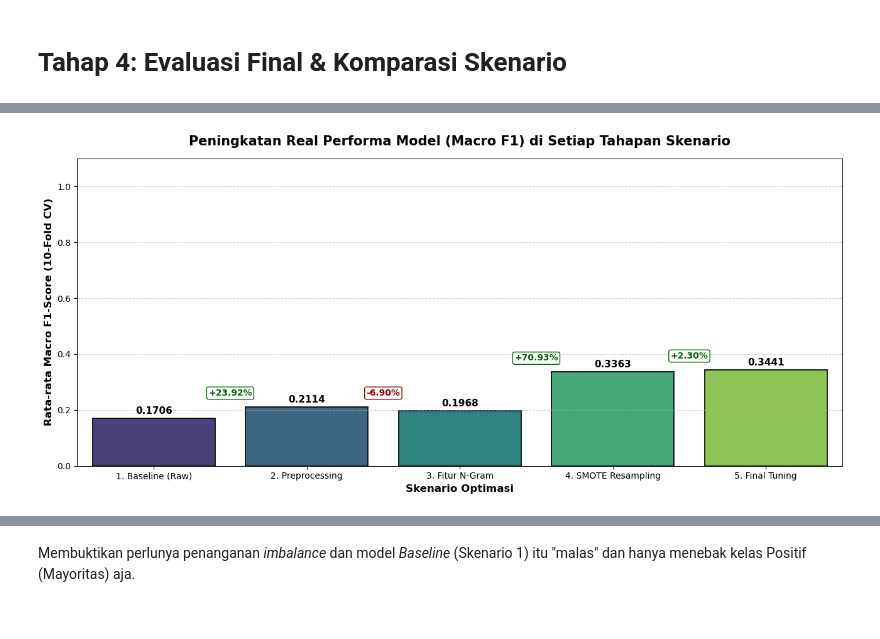
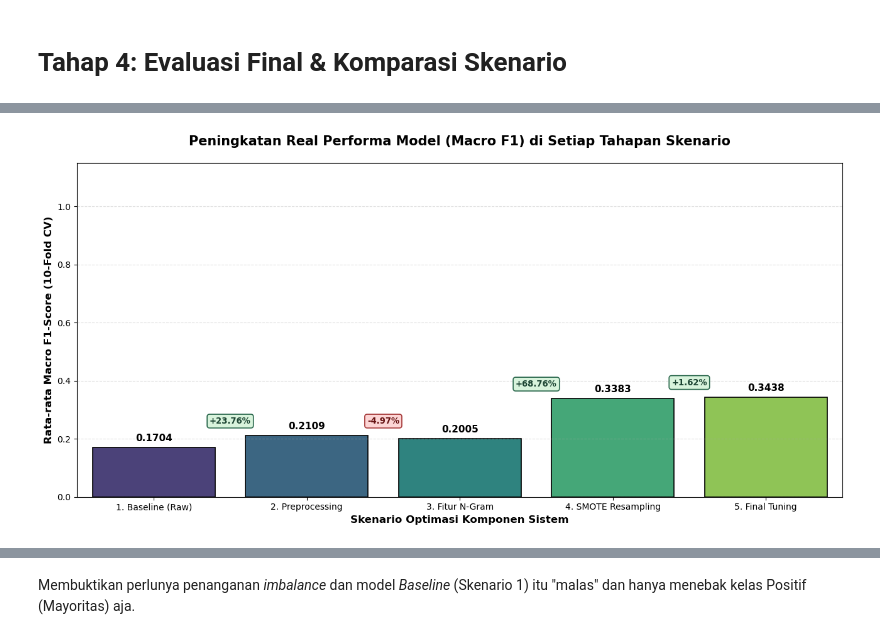
Before and after one commit to erlangga-g/NB_AnalisiSentimen, a Jupyter notebook: NB_SentimentAnalysis_Skripsi_2.ipynb, the cells around one changed output, grey strips where cells are left out. Cells and saved outputs as stored; diff of their text form; code cells hidden in the pictures.

```diff
--- a/NB_SentimentAnalysis_Skripsi_2.ipynb
+++ b/NB_SentimentAnalysis_Skripsi_2.ipynb
@@ -643,9 +725,10 @@ print(f"Jumlah sampel awal: {initial_len}")
 df_sample['text_clean_WITH_slang'] = df_sample['text_clean_WITH_slang'].replace('', np.nan)
 df_sample['text_clean_NO_slang'] = df_sample['text_clean_NO_slang'].replace('', np.nan)
 df_sample['text_clean_KAGGLE_slang'] = df_sample['text_clean_KAGGLE_slang'].replace('', np.nan)
+df_sample['text_clean_HYBRID_slang'] = df_sample['text_clean_HYBRID_slang'].replace('', np.nan)
 
 # Menghapus baris yang kosong di SALAH SATU atau KEDUA kolom
-df_sample = df_sample.dropna(subset=['text_clean_WITH_slang', 'text_clean_NO_slang', 'text_clean_KAGGLE_slang'])
+df_sample = df_sample.dropna(subset=['text_clean_WITH_slang', 'text_clean_NO_slang', 'text_clean_KAGGLE_slang', 'text_clean_HYBRID_slang'])
 df_sample = df_sample.reset_index(drop=True)
 
 print(f"Jumlah sampel valid: {len(df_sample)}")
@@ -704,20 +787,24 @@ def remove_stopwords(text):
 # --- 2.11 Eksekusi Filtering pada Dataset (3 Pipeline) ---
 
 print(f"Memulai proses tokenisasi & filtering VARIAN 1 (WITH slang)...")
-df_sample['tokens_WITH_slang'] = df_sample['text_clean_WITH_slang'].apply(remove_stopwords)
+df_sample['tokens_WITH_slang'] = df_sample['text_clean_WITH_slang'].apply(lambda x: str(x).split())
 
 print(f"Memulai proses tokenisasi & filtering VARIAN 2 (NO slang)...")
-df_sample['tokens_NO_slang'] = df_sample['text_clean_NO_slang'].apply(remove_stopwords)
+df_sample['tokens_NO_slang'] = df_sample['text_clean_NO_slang'].apply(lambda x: str(x).split())
 
 print(f"Memulai proses tokenisasi & filtering VARIAN 3 (KAGGLE slang)...")
-df_sample['tokens_KAGGLE_slang'] = df_sample['text_clean_KAGGLE_slang'].apply(remove_stopwords)
+df_sample['tokens_KAGGLE_slang'] = df_sample['text_clean_KAGGLE_slang'].apply(lambda x: str(x).split())
+
+print(f"Memulai proses tokenisasi & filtering VARIAN 4 (HYBRID slang)...")
+df_sample['tokens_HYBRID_slang'] = df_sample['text_clean_HYBRID_slang'].apply(lambda x: str(x).split())
 
 print(f"\nProses tokenisasi selesai.  Total Stopwords: {len(stop_words)} kata")
 
 print("\n=== VERIFIKASI HASIL TOKENISASI & STOPWORD REMOVAL ===")
 display(df_sample[['text_clean_WITH_slang', 'tokens_WITH_slang',
                    'text_clean_NO_slang', 'tokens_NO_slang',
-                   'text_clean_KAGGLE_slang', 'tokens_KAGGLE_slang']].head(3))
+                   'text_clean_KAGGLE_slang', 'tokens_KAGGLE_slang',
+                   'text_clean_HYBRID_slang', 'tokens_HYBRID_slang']].head(3))
 # %% [output]
 Memulai proses tokenisasi & filtering VARIAN 1 (WITH slang)...
 Memulai proses tokenisasi & filtering VARIAN 2 (NO slang)...
@@ -960,6 +1095,7 @@ ablation_files = {
     "Varian 1: WITH Slang (Kamus Kustom)": 'data_WITH_slang_normalization.csv',
     "Varian 2: WITHOUT Slang": 'data_NO_slang_normalization.csv',
     "Varian 3: WITH Slang (Kamus Kaggle)": 'data_KAGGLE_slang_normalization.csv',
+    "Varian 4: WITH Slang (Kamus Hybrid)": 'data_HYBRID_slang_normalization.csv',
 }
 
 # Dictionary untuk menyimpan X dan y dari masing-masing varian
@@ -974,6 +1110,10 @@ data_ablasi = {
     },
     'Varian 3: WITH Slang (Kamus Kaggle)': {
         'X': df_sample['text_clean_KAGGLE_slang'],
+        'y': y_best_rating
+    },
+    'Varian 4: WITH Slang (Kamus Hybrid)': {
+        'X': df_sample['text_clean_HYBRID_slang'],
         'y': y_best_rating
     }
 }
@@ -1374,17 +1593,16 @@ Skor Validasi (Macro F1)  : 0.3441
 # Tahap 4: Evaluasi Final & Komparasi Skenario
 # %%
 # ==============================================================================
-# TAHAP 4: EVALUASI KOMPARATIF (ABLATION STUDY - 5 SKENARIO)
+# TAHAP 4: EVALUASI KOMPARATIF (ABLATION STUDY - 5 SKENARIO FINAL)
 # ==============================================================================
 
 # Tahap ini bertujuan untuk mengukur kontribusi setiap komponen sistem terhadap
-# peningkatan performa model secara keseluruhan.
+# peningkatan performa model secara keseluruhan dari Baseline hingga Final Tuning.
 
-# Mengambil basis data varian terbaik
+# Mengambil basis data varian terbaik hasil otomatis turnamen N-Gram
 best_variant_name = best_global_config['varian']
 X_best_text = data_ablasi[best_variant_name]['X']
 y_best_rating = data_ablasi[best_variant_name]['y']
-
 
 komparasi_results = []
 
@@ -1394,11 +1612,11 @@ print("=== MEMULAI ANALISIS MULTI-SKENARIO (TOTAL 5 PENGUJIAN FULL 10-FOLD CV) =
 # Menggunakan data mentah (raw), Unigram, tanpa penyeimbangan kelas, dan parameter default.
 print("\n[1/5] Running Skenario 1: Baseline (Kondisi Awal Teks Mentah)...")
 
-# Sinkronisasi indeks
+# Sinkronisasi indeks data mentah
 X_raw_synchronized = X_raw_all.loc[y_best_rating.index]
 
 pipe_1 = ImbPipeline([
-    ('tfidf', TfidfVectorizer(tokenizer=lambda x: x.split(), token_pattern=None, lowercase=False)),
+    ('tfidf', TfidfVectorizer(tokenizer=lambda x: str(x).split(), token_pattern=None, lowercase=False)),
     ('clf', MultinomialNB()) # Alpha default = 1.0, fit_prior = True
 ])
 cv_scores_1 = cross_val_score(pipe_1, X_raw_synchronized, y_best_rating, cv=skf, scoring='f1_macro', n_jobs=-2)
@@ -1413,7 +1631,7 @@ komparasi_results.append({
 # Menambahkan tahap Normalisasi Slang dan Stemming (Unigram + Default NB).
 print(f"\n[2/5] Running Skenario 2: Integrasi Preprocessing ({best_variant_name})...")
 pipe_2 = ImbPipeline([
-    ('tfidf', TfidfVectorizer(ngram_range=(1,1), **vec_params)),
+    ('tfidf', TfidfVectorizer(ngram_range=(1, 1), **vec_params)),
     ('clf', MultinomialNB())
 ])
 cv_scores_2 = cross_val_score(pipe_2, X_best_text, y_best_rating, cv=skf, scoring='f1_macro', n_jobs=-2)
@@ -1425,10 +1643,10 @@ komparasi_results.append({
 })
 
 # --- SKENARIO 3: IMPACT OF N-GRAM FEATURES ---
-# Menggunakan rentang N-Gram optimal hasil tunamen (Tanpa SMOTE).
-print(f"\n[3/5] Running Skenario 3: Integrasi N-Gram {best_ngram_range}...")
+# Menggunakan rentang N-Gram optimal hasil turnamen (Tanpa SMOTE).
+print(f"\n[3/5] Running Skenario 3: Integrasi N-Gram {best_global_config['ngram_name']}...")
 pipe_3 = ImbPipeline([
-    ('tfidf', TfidfVectorizer(ngram_range=best_ngram_range, **vec_params)),
+    ('tfidf', TfidfVectorizer(ngram_range=best_global_config['ngram_range'], **vec_params)),
     ('clf', MultinomialNB())
 ])
 cv_scores_3 = cross_val_score(pipe_3, X_best_text, y_best_rating, cv=skf, scoring='f1_macro', n_jobs=-2)
@@ -1439,12 +1657,11 @@ komparasi_results.append({
     'Std Dev': cv_scores_3.std()
 })
 
-
 # --- SKENARIO 4: IMPACT OF CLASS RESAMPLING ---
-# Menangani Imbalance Data menggunakan SMOTE (Kombinasi Parameter Default).
+# Menangani Imbalance Data menggunakan SMOTE dengan konfigurasi tetangga dinamis.
 print("\n[4/5] Running Skenario 4: Integrasi SMOTE Resampling...")
 pipe_4 = ImbPipeline([
-    ('tfidf', TfidfVectorizer(ngram_range=best_ngram_range, **vec_params)),
+    ('tfidf', TfidfVectorizer(ngram_range=best_global_config['ngram_range'], **vec_params)),
     ('smote', SMOTE(random_state=42, k_neighbors=best_global_config['k_neighbors'])),
     ('clf', MultinomialNB())
 ])
@@ -1456,19 +1673,18 @@ komparasi_results.append({
     'Std Dev': cv_scores_4.std()
 })
 
-
 # --- SKENARIO 5: OPTIMASI FINAL (HYPERPARAMETER TUNING) ---
-# Menggunakan Pipeline terbaik mutlak hasil GridSearchCV (Optimasi Alpha & k-neghbors).
-print(f"\n[5/5] Running Skenario 5: Integrasi Hyperparameter Tuning...")
-# 'best_model_pipeline' didapat dari output GridSearch di Tahap 3
-cv_scores_5 = cross_val_score(best_model_pipeline, X_best_text, y_best_rating, cv=skf, scoring='f1_macro', n_jobs=-2)
+# Dioptimalkan via Gemini Pro Review: Mengambil langsung hasil terbaik dari GridSearchCV
+# tanpa membuang waktu komputasi running ulang 10-Fold CV yang redundan.
+print(f"\n[5/5] Mengambil hasil Skenario 5: Integrasi Hyperparameter Tuning...")
+best_cv_score = grid_search.best_score_
+best_cv_std = grid_search.cv_results_['std_test_score'][grid_search.best_index_]
 
 komparasi_results.append({
     'Skenario': '5. Final Tuning',
-    'Macro F1 (CV)': cv_scores_5.mean(),
-    'Std Dev': cv_scores_5.std()
+    'Macro F1 (CV)': best_cv_score,
+    'Std Dev': best_cv_std
 })
-
 
 # --- 4.1 Visualisasi Komparasi Performa Keseluruhan ---
 print("\n" + "="*65)
@@ -1477,40 +1693,43 @@ print("="*65)
 df_komparasi = pd.DataFrame(komparasi_results)
 display(df_komparasi)
 
-plt.figure(figsize=(13, 6))
+plt.figure(figsize=(13, 6.5))
 ax = sns.barplot(x='Skenario', y='Macro F1 (CV)', data=df_komparasi,
                  palette='viridis', hue='Skenario', legend=False,
                  edgecolor='black', linewidth=1.2)
 
 for container in ax.containers:
-    ax.bar_label(container, fmt='%.4f', padding=3, fontsize=11, fontweight='bold')
+    ax.bar_label(container, fmt='%.4f', padding=5, fontsize=11, fontweight='bold')
 
-# TAMBAHKAN ANGKA PERUBAHAN ANTAR MARGINAL PERSENTASE ANTAR SKENARIO
+# PERHITUNGAN DAN PENEMPELAN BADGE MARGINAL PERSENTASE KENAIKAN ANTAR TAHAP
 for i in range(1, len(df_komparasi)):
     prev_val = df_komparasi.iloc[i-1]['Macro F1 (CV)']
     curr_val = df_komparasi.iloc[i]['Macro F1 (CV)']
     change = ((curr_val - prev_val) / prev_val) * 100
 
-    if abs(change) > 0.001:  # Threshold kecil karena perubahan mungkin kecil
-        color = 'darkgreen' if change > 0 else 'darkred'
+    if abs(change) > 0.001:
+        color = '#1b4332' if change > 0 else '#641111'
+        face_color = '#d8f3dc' if change > 0 else '#fcd5d5'
+        edge_color = '#2d6a4f' if change > 0 else '#a63a3a'
         sign = '+' if change > 0 else ''
 
-        # Posisi di antara 2 bar
+        # Mengatur posisi badge secara simetris di tengah-tengah antar balok batang
         x_pos = (i - 1 + i) / 2
-        y_pos = max(prev_val, curr_val) + 0.04
+        y_pos = max(prev_val, curr_val) + 0.05
 
         ax.text(x_pos, y_pos, f'{sign}{change:.2f}%',
-                ha='center', fontsize=10, color=color, fontweight='bold',
-                bbox=dict(boxstyle='round,pad=0.2', facecolor='white',
-                         edgecolor=color, linewidth=1))
+                ha='center', va='center', fontsize=9.5, color=color, fontweight='bold',
+                bbox=dict(boxstyle='round,pad=0.3', facecolor=face_color,
+                         edgecolor=edge_color, linewidth=1.2))
 
 plt.title('Peningkatan Real Performa Model (Macro F1) di Setiap Tahapan Skenario',
-          fontsize=15, fontweight='bold', pad=15)
+          fontsize=15, fontweight='bold', pad=20)
 plt.ylabel('Rata-rata Macro F1-Score (10-Fold CV)', fontsize=12, fontweight='bold')
-plt.xlabel('Skenario Optimasi', fontsize=12, fontweight='bold')
-plt.ylim(0, 1.1)
-plt.grid(axis='y', linestyle='--', alpha=0.5)
+plt.xlabel('Skenario Optimasi Komponen Sistem', fontsize=12, fontweight='bold')
+plt.ylim(0, 1.15)
+plt.grid(axis='y', linestyle='--', alpha=0.4)
 plt.tight_layout()
+plt.savefig('ablation_study_5_scenarios.png', dpi=300, bbox_inches='tight')
 plt.show()
 # %% [output]
 === MEMULAI ANALISIS MULTI-SKENARIO (TOTAL 5 PENGUJIAN FULL 10-FOLD CV) ===
@@ -1537,4 +1756,4 @@ HASIL KOMPARASI AKHIR PENELITIAN
-[figure, old version]
+[figure, new version]
 # %%
 # ==============================================================================
 # ANALISIS ABLASI - DAMPAK VARIATION LEXICON TERHADAP DIMENSI DAN PERFORMA MODEL
```
Also changed, not shown: parts of 20 cells of this notebook, 12 other files.
